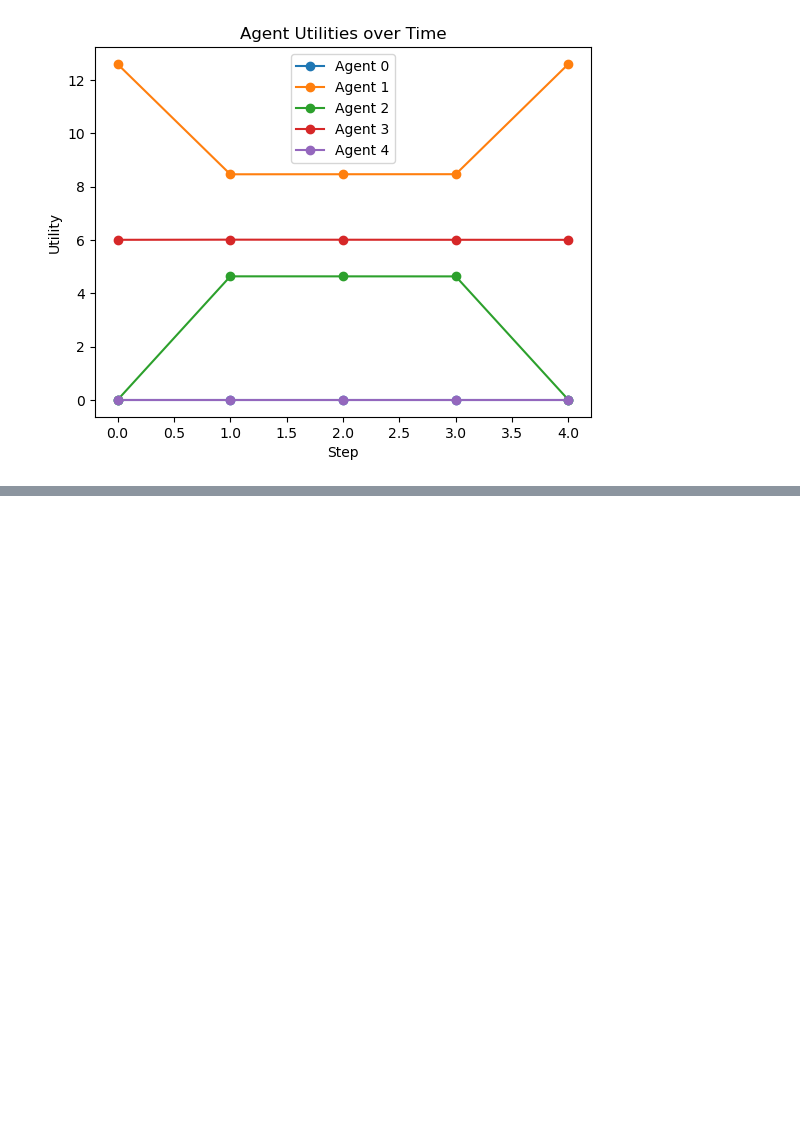
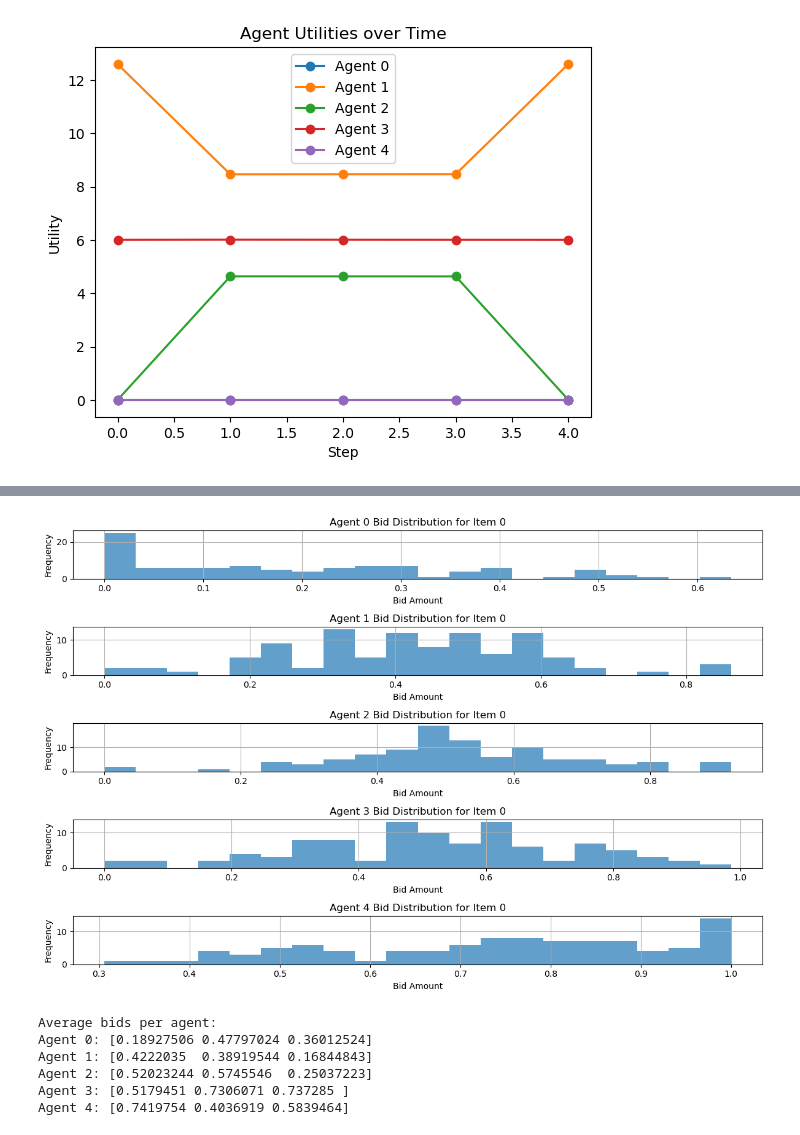
Before and after one commit to Sunflaryo/Combinatorial-mechanisms-optim, a Jupyter notebook: 智能体测试.ipynb, the cells around one changed output, grey strips where cells are left out. Cells and saved outputs as stored; diff of their text form; code cells hidden in the pictures; blank space fills up the shorter version.

```diff
--- a/智能体测试.ipynb
+++ b/智能体测试.ipynb
@@ -179,0 +502,49 @@ len(maddpg.actors) = 5
+# %%
+# 测试MADDPG的动作分布
+import numpy as np
+import matplotlib.pyplot as plt
+
+# 收集多次动作样本
+n_samples = 100
+all_actions = []
+
+obs_list = env.reset()
+for _ in range(n_samples):
+    actions = maddpg.act(obs_list, explore=True)
+    all_actions.append(actions)
+
+# 将动作转换为numpy数组便于分析
+# 形状: (n_samples, n_agents, n_items)
+action_array = np.array([[a[i] for i in range(env.n_agents)] for a in all_actions])
+
+# 绘制每个智能体第一个物品的出价分布
+plt.figure(figsize=(12, 8))
+for i in range(env.n_agents):
+    plt.subplot(env.n_agents, 1, i+1)
+    plt.hist(action_array[:, i, 0], bins=20, alpha=0.7)
+    # Translated title
+    plt.title(f"Agent {i} Bid Distribution for Item 0")
+    # Translated x-axis label
+    plt.xlabel("Bid Amount")
+    # Translated y-axis label
+    plt.ylabel("Frequency")
+    plt.grid(True)
+
+plt.tight_layout()
+plt.show()
+
+# Calculate average bids for each agent
+mean_bids = action_array.mean(axis=0)
+# Translated print statement
+print("Average bids per agent:")
+for i in range(env.n_agents):
+    # Translated print statement
+    print(f"Agent {i}: {mean_bids[i]}")
+# %% [output]
+[figure, added]
+Average bids per agent:
+Agent 0: [0.18927506 0.47797024 0.36012524]
+Agent 1: [0.4222035  0.38919544 0.16844843]
+Agent 2: [0.52023244 0.5745546  0.25037223]
+Agent 3: [0.5179451 0.7306071 0.737285 ]
+Agent 4: [0.7419754 0.4036919 0.5839464]
```
Also changed, not shown: parts of 18 cells of this notebook, 50 other files.
